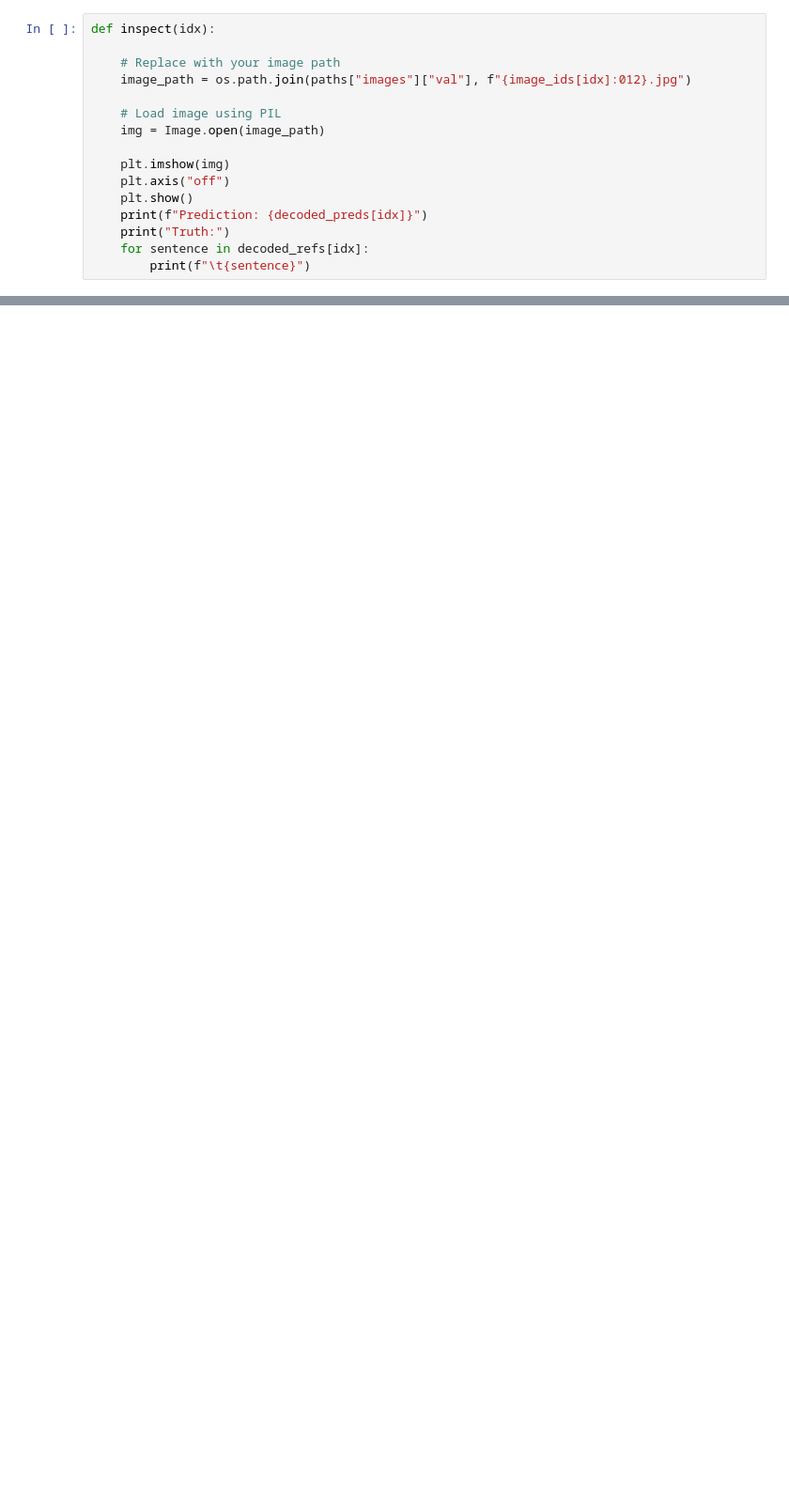
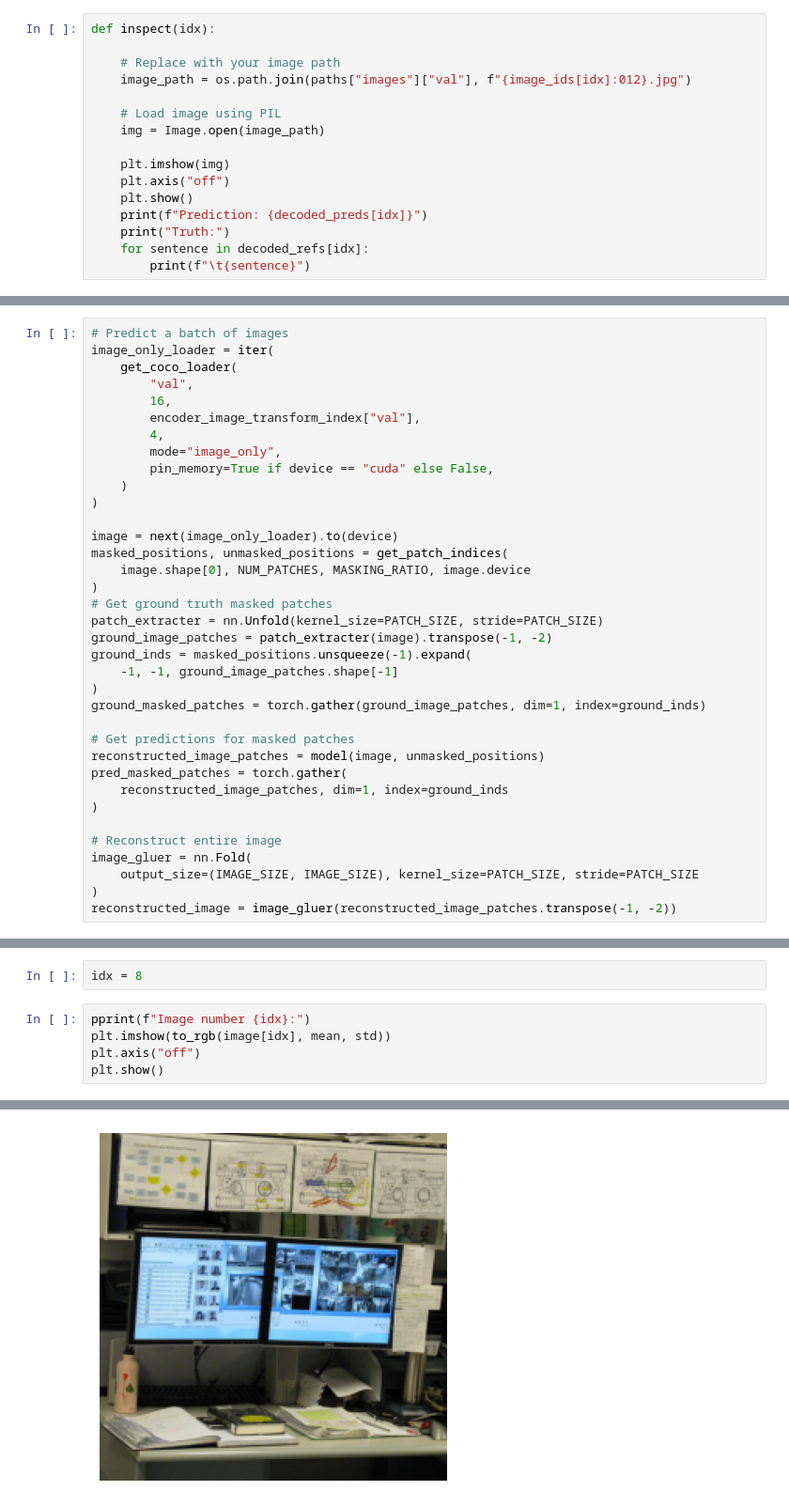
Before and after one commit to michaelkosmider/image_captioning, a Jupyter notebook: results.ipynb, the cells around one changed output, grey strips where cells are left out. Shown at 94% size. Cells and saved outputs as stored; diff of their text form; blank space fills up the shorter version.

```diff
--- a/results.ipynb
+++ b/results.ipynb
@@ -184,0 +271,36 @@ torch.save(results, results_path, pickle_module=pickle)
+# %%
+# Predict a batch of images
+image_only_loader = iter(
+    get_coco_loader(
+        "val",
+        16,
+        encoder_image_transform_index["val"],
+        4,
+        mode="image_only",
+        pin_memory=True if device == "cuda" else False,
+    )
+)
+
+image = next(image_only_loader).to(device)
+masked_positions, unmasked_positions = get_patch_indices(
+    image.shape[0], NUM_PATCHES, MASKING_RATIO, image.device
+)
+# Get ground truth masked patches
+patch_extracter = nn.Unfold(kernel_size=PATCH_SIZE, stride=PATCH_SIZE)
+ground_image_patches = patch_extracter(image).transpose(-1, -2)
+ground_inds = masked_positions.unsqueeze(-1).expand(
+    -1, -1, ground_image_patches.shape[-1]
+)
+ground_masked_patches = torch.gather(ground_image_patches, dim=1, index=ground_inds)
+
+# Get predictions for masked patches
+reconstructed_image_patches = model(image, unmasked_positions)
+pred_masked_patches = torch.gather(
+    reconstructed_image_patches, dim=1, index=ground_inds
+)
+
+# Reconstruct entire image
+image_gluer = nn.Fold(
+    output_size=(IMAGE_SIZE, IMAGE_SIZE), kernel_size=PATCH_SIZE, stride=PATCH_SIZE
+)
+reconstructed_image = image_gluer(reconstructed_image_patches.transpose(-1, -2))
@@ -184,0 +309,8 @@ torch.save(results, results_path, pickle_module=pickle)
+# %%
+idx = 8
+# %%
+pprint(f"Image number {idx}:")
+plt.imshow(to_rgb(image[idx], mean, std))
+plt.axis("off")
+plt.show()
+# %% [output]
@@ -184,0 +318 @@ torch.save(results, results_path, pickle_module=pickle)
+[figure, added]
```
Also changed, not shown: parts of 32 cells of this notebook, 10 other files.
